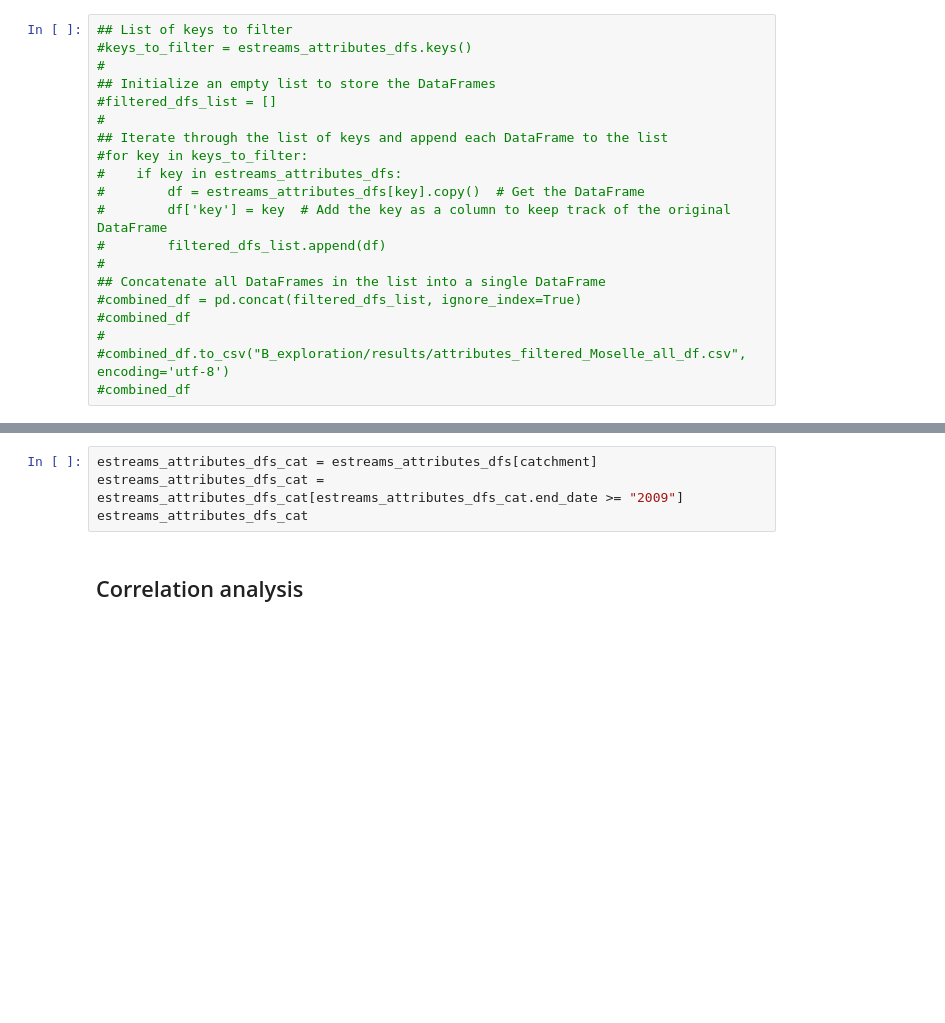
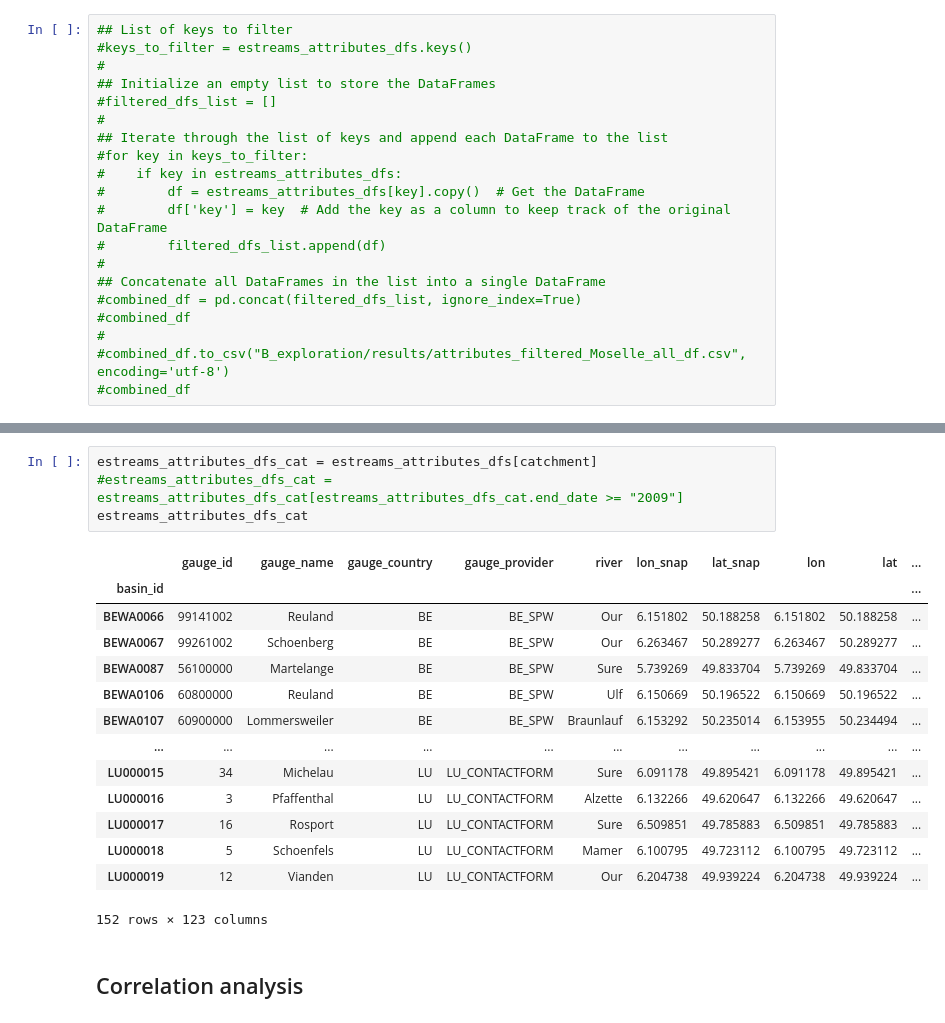
Before and after one commit to thiagovmdon/LSH-quality_geology, a Jupyter notebook: code/Part_D_Moselle_variables_exploration_catchments_Moselle.ipynb, the cells around one changed output, grey strips where cells are left out. Drawn from its saved outputs; the diff is of its cells as text; blank space fills up the shorter version.

```diff
--- a/code/Part_D_Moselle_variables_exploration_catchments_Moselle.ipynb
+++ b/code/Part_D_Moselle_variables_exploration_catchments_Moselle.ipynb
@@ -466,7 +497,22 @@ estreams_attributes_dfs[catchment]
 # %%
 estreams_attributes_dfs_cat = estreams_attributes_dfs[catchment]
-estreams_attributes_dfs_cat = estreams_attributes_dfs_cat[estreams_attributes_dfs_cat.end_date >= "2009"]
+#estreams_attributes_dfs_cat = estreams_attributes_dfs_cat[estreams_attributes_dfs_cat.end_date >= "2009"]
 estreams_attributes_dfs_cat
+# %% [output]
+|  | gauge_id | gauge_name | gauge_country | gauge_provider | river | lon_snap | lat_snap | lon | lat | ... |
+| basin_id |  |  |  |  |  |  |  |  |  | ... |
+| BEWA0066 | 99141002 | Reuland | BE | BE_SPW | Our | 6.151802 | 50.188258 | 6.151802 | 50.188258 | ... |
+| BEWA0067 | 99261002 | Schoenberg | BE | BE_SPW | Our | 6.263467 | 50.289277 | 6.263467 | 50.289277 | ... |
+| BEWA0087 | 56100000 | Martelange | BE | BE_SPW | Sure | 5.739269 | 49.833704 | 5.739269 | 49.833704 | ... |
+| BEWA0106 | 60800000 | Reuland | BE | BE_SPW | Ulf | 6.150669 | 50.196522 | 6.150669 | 50.196522 | ... |
+| BEWA0107 | 60900000 | Lommersweiler | BE | BE_SPW | Braunlauf | 6.153292 | 50.235014 | 6.153955 | 50.234494 | ... |
+| ... | ... | ... | ... | ... | ... | ... | ... | ... | ... | ... |
+| LU000015 | 34 | Michelau | LU | LU_CONTACTFORM | Sure | 6.091178 | 49.895421 | 6.091178 | 49.895421 | ... |
+| LU000016 | 3 | Pfaffenthal | LU | LU_CONTACTFORM | Alzette | 6.132266 | 49.620647 | 6.132266 | 49.620647 | ... |
+| LU000017 | 16 | Rosport | LU | LU_CONTACTFORM | Sure | 6.509851 | 49.785883 | 6.509851 | 49.785883 | ... |
+| LU000018 | 5 | Schoenfels | LU | LU_CONTACTFORM | Mamer | 6.100795 | 49.723112 | 6.100795 | 49.723112 | ... |
+| LU000019 | 12 | Vianden | LU | LU_CONTACTFORM | Our | 6.204738 | 49.939224 | 6.204738 | 49.939224 | ... |
+152 rows × 123 columns
 # %% [markdown]
 ## Correlation analysis
 # %%
```
Also changed, not shown: parts of 19 cells of this notebook, 4 other files.
